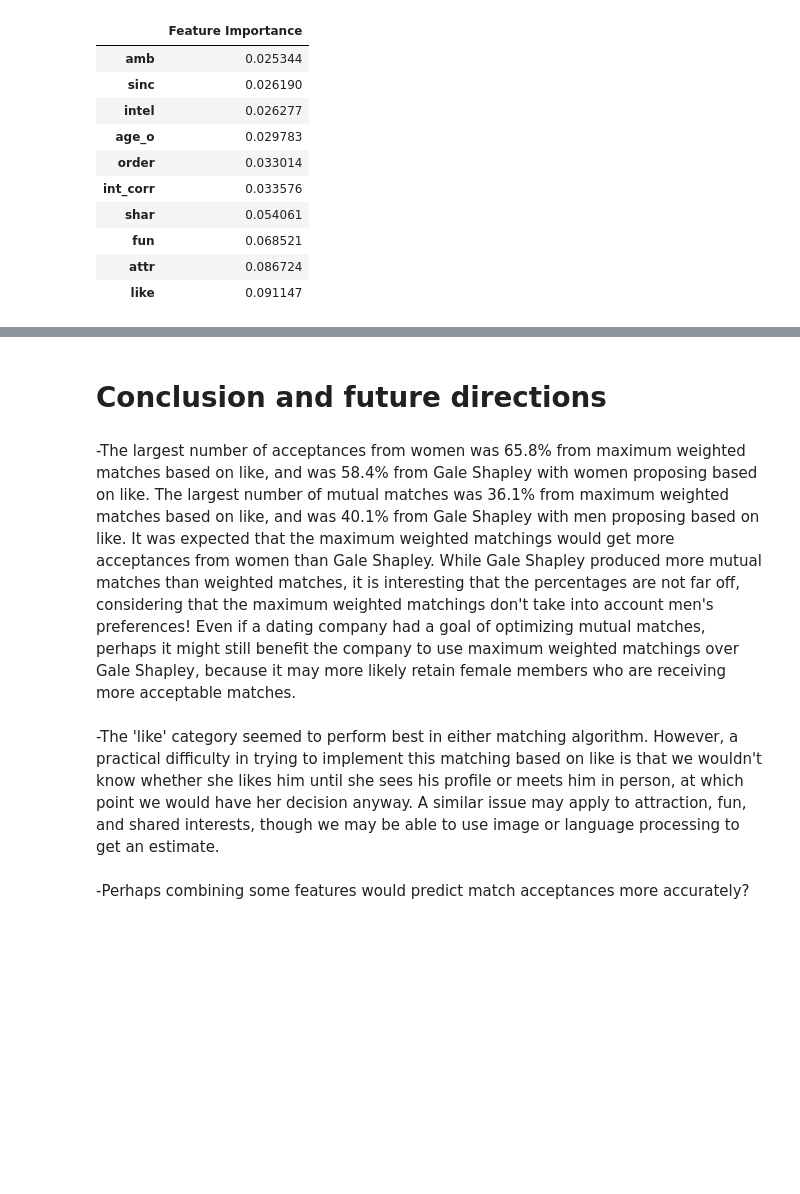
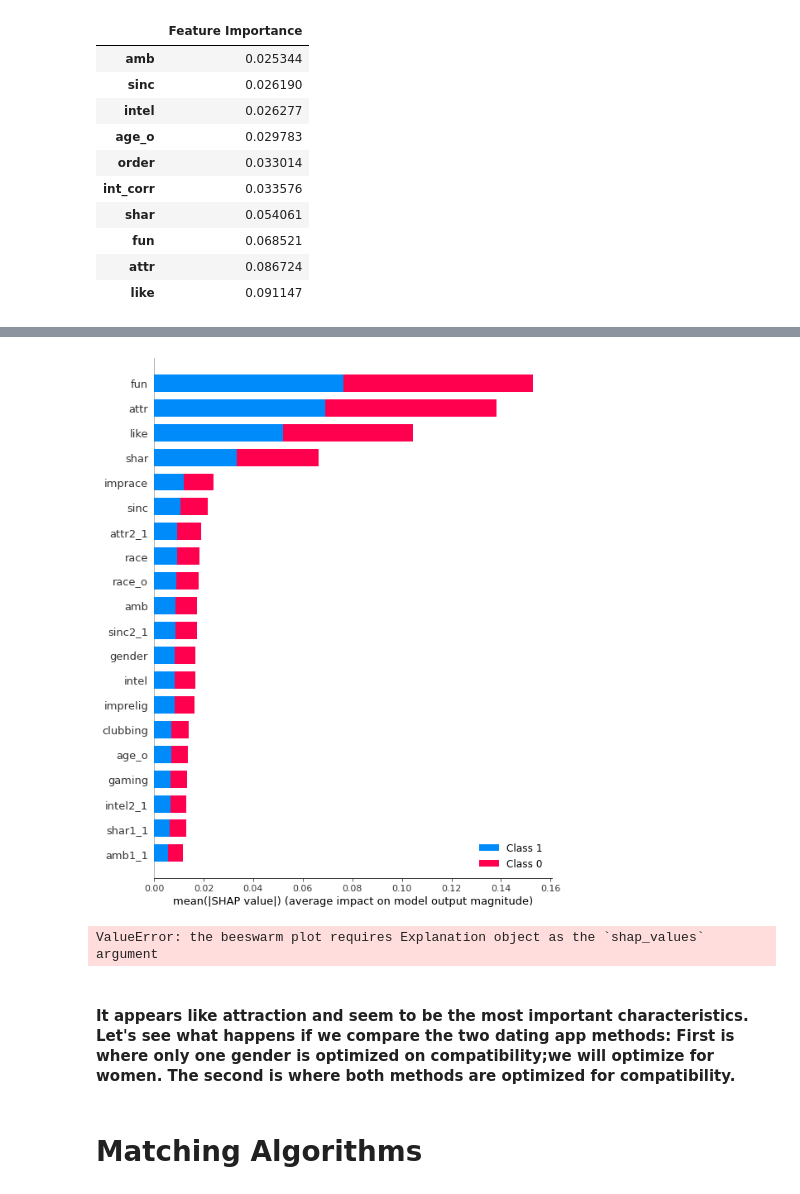
Before and after one commit to cwolf8/Data-in-Dating, a Jupyter notebook: Gale Shapley Main.ipynb, the cells around one changed output, grey strips where cells are left out. Drawn from its saved outputs; the diff is of its cells as text; code cells hidden in the pictures; blank space fills up the shorter version.

```diff
--- a/Gale Shapley Main.ipynb
+++ b/Gale Shapley Main.ipynb
@@ -873,8 +584,15 @@ As with the first algorithm, matching based on like seems to do best, followed b
-# %% [markdown]
-# Conclusion and future directions <a id="conclusion"></a>
-# %% [markdown]
--The largest number of acceptances from women was 65.8% from maximum weighted matches based on like, and was 58.4% from Gale Shapley with women proposing based on like. The largest number of mutual matches was 36.1% from maximum weighted matches based on like, and was 40.1% from Gale Shapley with men proposing based on like.  It was expected that the maximum weighted matchings would get more acceptances from women than Gale Shapley. While Gale Shapley produced more mutual matches than weighted matches, it is interesting that the percentages are not far off, considering that the maximum weighted matchings don't take into account men's preferences! Even if a dating company had a goal of optimizing mutual matches, perhaps it might still benefit the company to use maximum weighted matchings over Gale Shapley, because it may more likely retain female members who are receiving more acceptable matches.
-# %% [markdown]
--The 'like' category seemed to perform best in either matching algorithm.  However, a practical difficulty in trying to implement this matching based on like is that we wouldn't know whether she likes him until she sees his profile or meets him in person, at which point we would have her decision anyway.  A similar issue may apply to attraction, fun, and shared interests, though we may be able to use image or language processing to get an estimate.
-# %% [markdown]
--Perhaps combining some features would predict match acceptances more accurately?
+# %%
+explainer = shap.TreeExplainer(model)
+shap_values = explainer.shap_values(X_test)
+# %%
+shap.summary_plot(shap_values, X_test, plot_type="bar")
+# %% [output]
+[figure, added]
+# %%
+shap.plots.beeswarm(shap_values)
+# %% [output]
+ValueError: the beeswarm plot requires Explanation object as the `shap_values` argument
+# %% [markdown]
+#### It appears like attraction and seem to be the most important characteristics. Let's see what happens if we compare the two dating app methods: First is where only one gender is optimized on compatibility;we will optimize for women. The second is where both methods are optimized for compatibility.
+# %% [markdown]
+# Matching Algorithms <a id="algorithms"></a>
```
Also changed, not shown: parts of 71 cells of this notebook.
